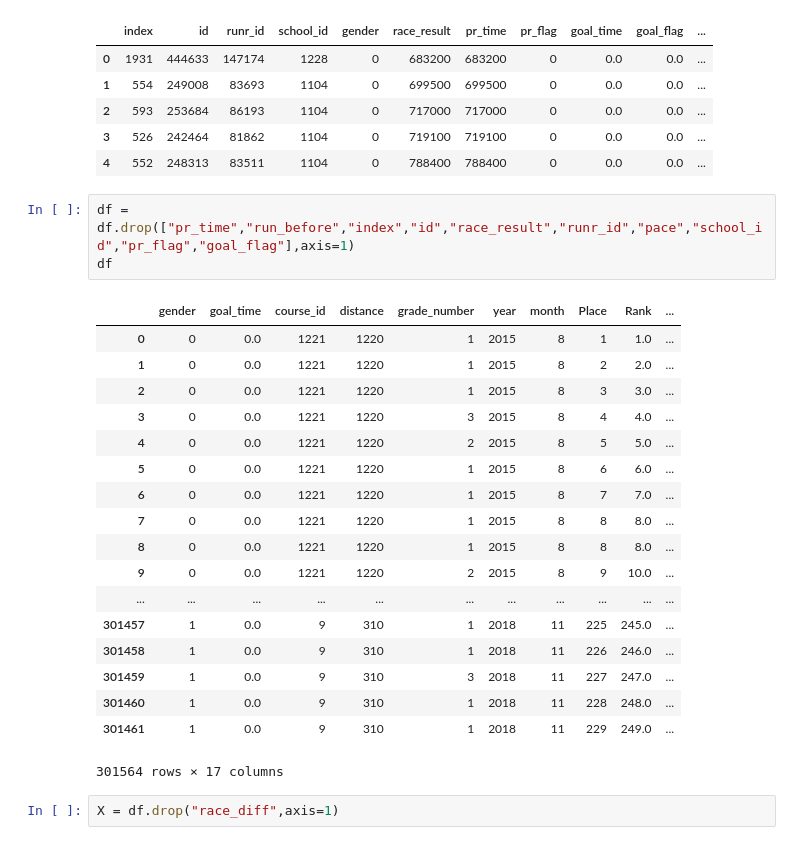
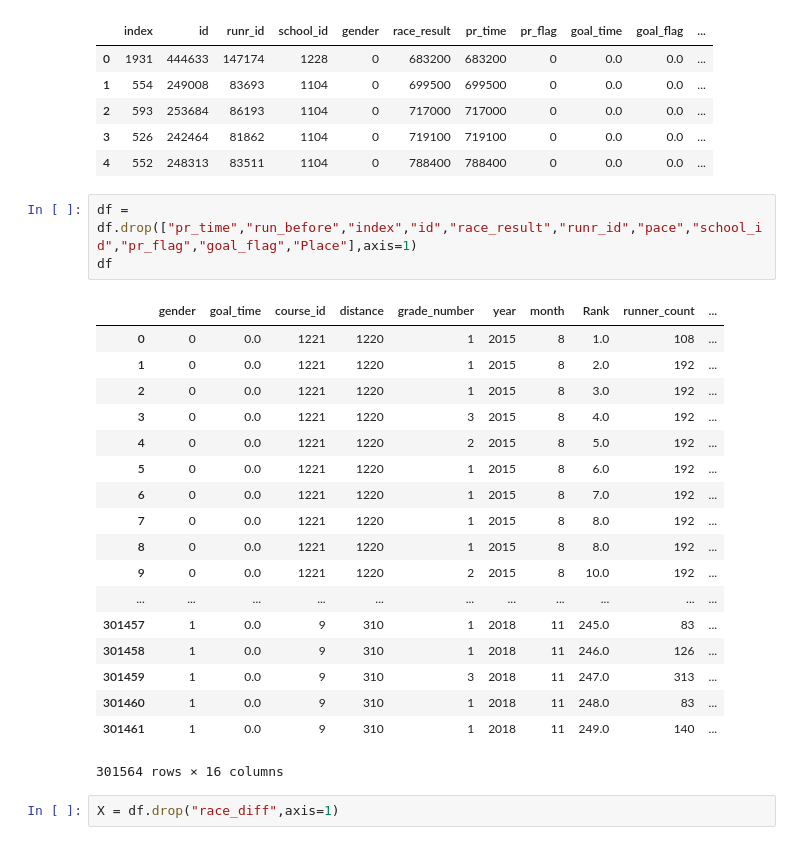
Before and after one commit to DRBrenner/race_performance_final, a Jupyter notebook: machine_learning_race_diff.ipynb, the cells around one changed output. Drawn from its saved outputs; the diff is of its cells as text.

```diff
--- a/machine_learning_race_diff.ipynb
+++ b/machine_learning_race_diff.ipynb
@@ -31,27 +31,27 @@ df.head()
 | 3 | 526 | 242464 | 81862 | 1104 | 0 | 719100 | 719100 | 0 | 0.0 | 0.0 | ... |
 | 4 | 552 | 248313 | 83511 | 1104 | 0 | 788400 | 788400 | 0 | 0.0 | 0.0 | ... |
 # %%
-df = df.drop(["pr_time","run_before","index","id","race_result","runr_id","pace","school_id","pr_flag","goal_flag"],axis=1)
+df = df.drop(["pr_time","run_before","index","id","race_result","runr_id","pace","school_id","pr_flag","goal_flag","Place"],axis=1)
 df
 # %% [output]
-|  | gender | goal_time | course_id | distance | grade_number | year | month | Place | Rank | ... |
-| 0 | 0 | 0.0 | 1221 | 1220 | 1 | 2015 | 8 | 1 | 1.0 | ... |
-| 1 | 0 | 0.0 | 1221 | 1220 | 1 | 2015 | 8 | 2 | 2.0 | ... |
-| 2 | 0 | 0.0 | 1221 | 1220 | 1 | 2015 | 8 | 3 | 3.0 | ... |
-| 3 | 0 | 0.0 | 1221 | 1220 | 3 | 2015 | 8 | 4 | 4.0 | ... |
-| 4 | 0 | 0.0 | 1221 | 1220 | 2 | 2015 | 8 | 5 | 5.0 | ... |
-| 5 | 0 | 0.0 | 1221 | 1220 | 1 | 2015 | 8 | 6 | 6.0 | ... |
-| 6 | 0 | 0.0 | 1221 | 1220 | 1 | 2015 | 8 | 7 | 7.0 | ... |
-| 7 | 0 | 0.0 | 1221 | 1220 | 1 | 2015 | 8 | 8 | 8.0 | ... |
-| 8 | 0 | 0.0 | 1221 | 1220 | 1 | 2015 | 8 | 8 | 8.0 | ... |
-| 9 | 0 | 0.0 | 1221 | 1220 | 2 | 2015 | 8 | 9 | 10.0 | ... |
+|  | gender | goal_time | course_id | distance | grade_number | year | month | Rank | runner_count | ... |
+| 0 | 0 | 0.0 | 1221 | 1220 | 1 | 2015 | 8 | 1.0 | 108 | ... |
+| 1 | 0 | 0.0 | 1221 | 1220 | 1 | 2015 | 8 | 2.0 | 192 | ... |
+| 2 | 0 | 0.0 | 1221 | 1220 | 1 | 2015 | 8 | 3.0 | 192 | ... |
+| 3 | 0 | 0.0 | 1221 | 1220 | 3 | 2015 | 8 | 4.0 | 192 | ... |
+| 4 | 0 | 0.0 | 1221 | 1220 | 2 | 2015 | 8 | 5.0 | 192 | ... |
+| 5 | 0 | 0.0 | 1221 | 1220 | 1 | 2015 | 8 | 6.0 | 192 | ... |
+| 6 | 0 | 0.0 | 1221 | 1220 | 1 | 2015 | 8 | 7.0 | 192 | ... |
+| 7 | 0 | 0.0 | 1221 | 1220 | 1 | 2015 | 8 | 8.0 | 192 | ... |
+| 8 | 0 | 0.0 | 1221 | 1220 | 1 | 2015 | 8 | 8.0 | 192 | ... |
+| 9 | 0 | 0.0 | 1221 | 1220 | 2 | 2015 | 8 | 10.0 | 192 | ... |
 | ... | ... | ... | ... | ... | ... | ... | ... | ... | ... | ... |
-| 301457 | 1 | 0.0 | 9 | 310 | 1 | 2018 | 11 | 225 | 245.0 | ... |
-| 301458 | 1 | 0.0 | 9 | 310 | 1 | 2018 | 11 | 226 | 246.0 | ... |
-| 301459 | 1 | 0.0 | 9 | 310 | 3 | 2018 | 11 | 227 | 247.0 | ... |
-| 301460 | 1 | 0.0 | 9 | 310 | 1 | 2018 | 11 | 228 | 248.0 | ... |
-| 301461 | 1 | 0.0 | 9 | 310 | 1 | 2018 | 11 | 229 | 249.0 | ... |
+| 301457 | 1 | 0.0 | 9 | 310 | 1 | 2018 | 11 | 245.0 | 83 | ... |
+| 301458 | 1 | 0.0 | 9 | 310 | 1 | 2018 | 11 | 246.0 | 126 | ... |
+| 301459 | 1 | 0.0 | 9 | 310 | 3 | 2018 | 11 | 247.0 | 313 | ... |
+| 301460 | 1 | 0.0 | 9 | 310 | 1 | 2018 | 11 | 248.0 | 83 | ... |
+| 301461 | 1 | 0.0 | 9 | 310 | 1 | 2018 | 11 | 249.0 | 140 | ... |
-301564 rows × 17 columns
+301564 rows × 16 columns
 # %%
 X = df.drop("race_diff",axis=1)
 # %%
```
Also changed, not shown: parts of 4 cells of this notebook, 16 other files.
